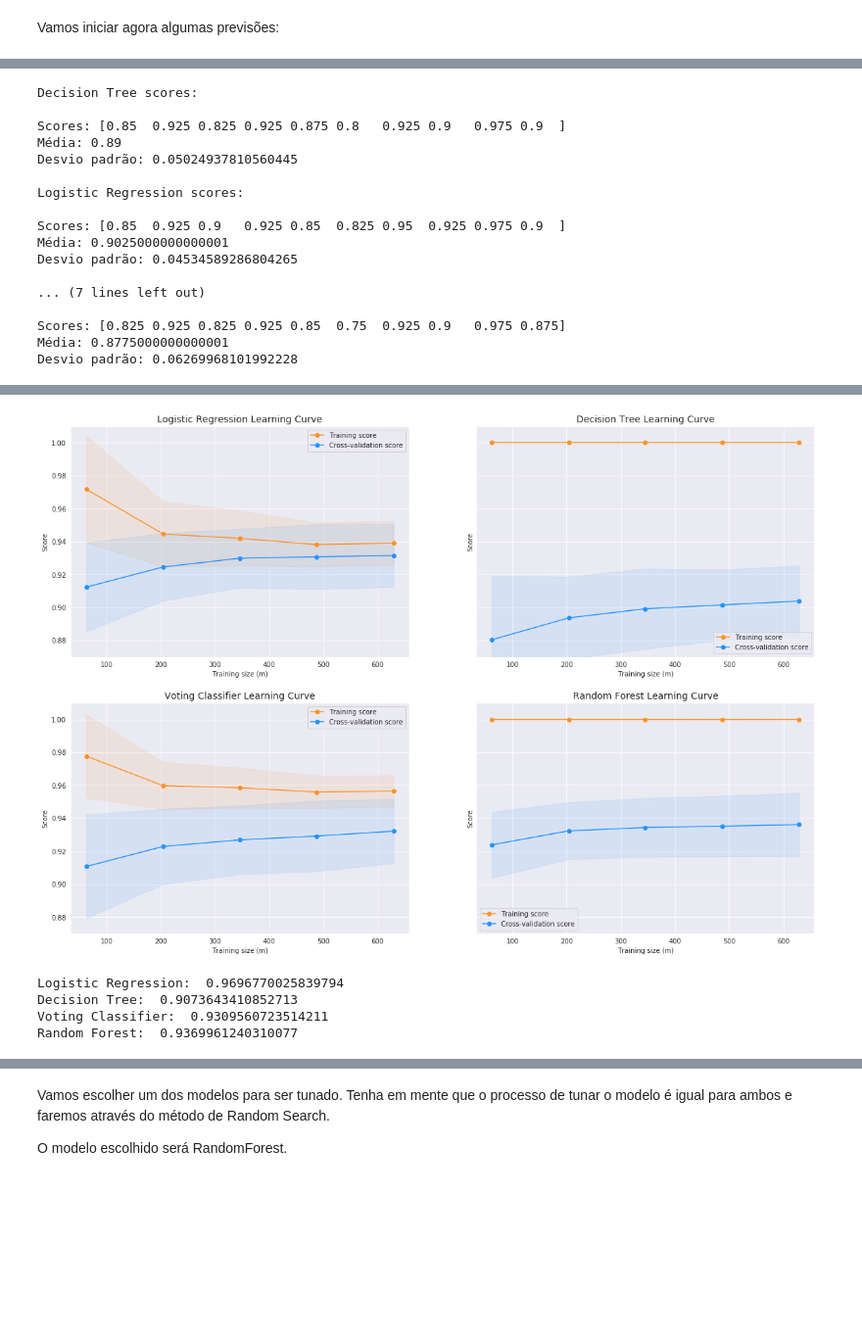
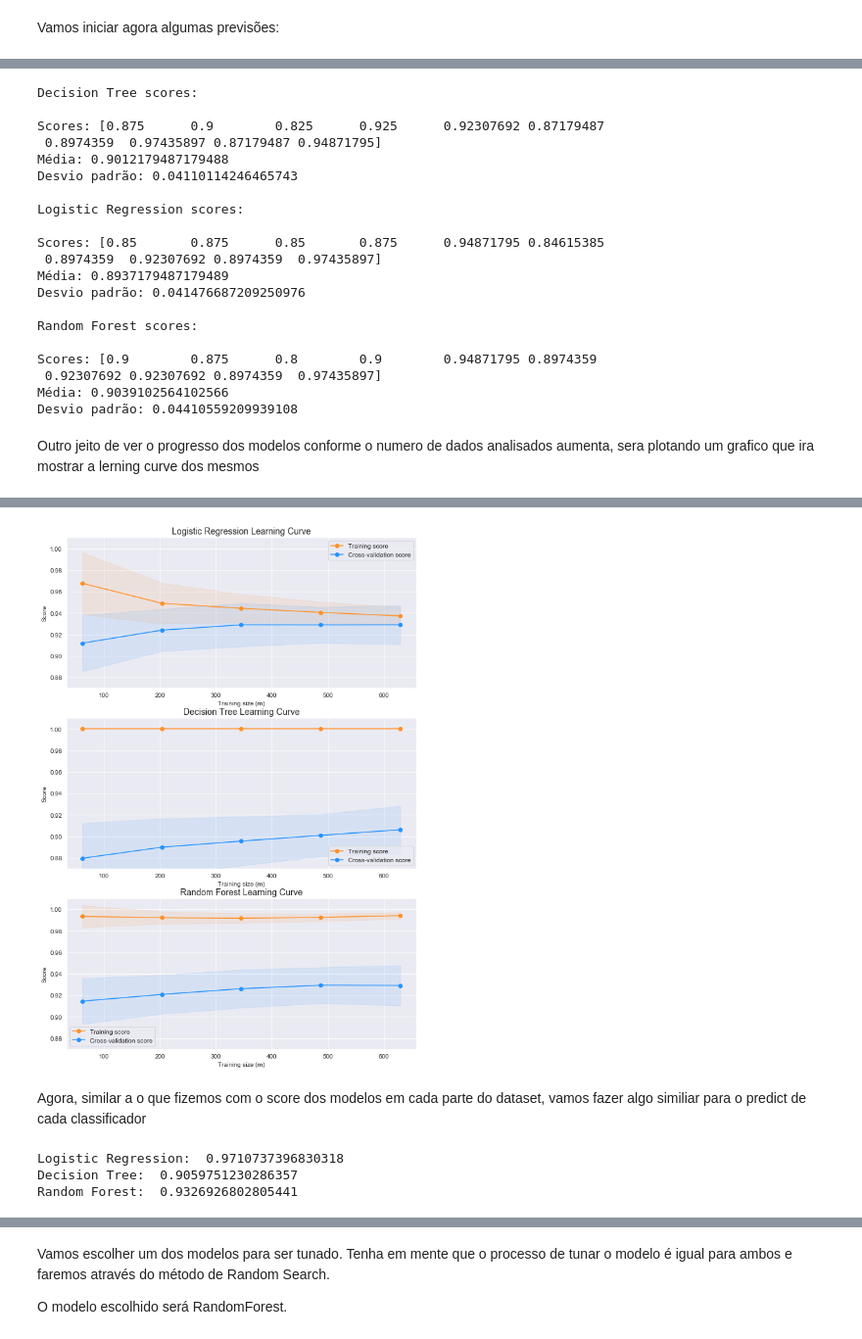
Before and after one commit to caioesr/projeto_cdados, a Jupyter notebook: rascunho.ipynb, the cells around one changed output, grey strips where cells are left out. Shown at 98% size. Drawn from its saved outputs; the diff is of its cells as text; code cells hidden in the pictures; blank space fills up the shorter version.

```diff
--- a/rascunho.ipynb
+++ b/rascunho.ipynb
@@ -326,10 +328,4 @@ from sklearn.ensemble import VotingClassifier, RandomForestClassifier
 rf_clf = RandomForestClassifier(random_state=42)
 rf_clf.fit(X_train, y_train)
 y_pred_rf = rf_clf.predict(X_test)
-
-vote_clf = VotingClassifier(
-    estimators=[('lr', lr_clf), ('dt', dt_clf)],
-    voting='hard')
-vote_clf.fit(X_train, y_train)
-y_pred_vote = vote_clf.predict(X_test)
 # %%
@@ -424,34 +411,36 @@ show_scores(lr_scores)
 
 print('\nRandom Forest scores:\n')
 show_scores(rf_scores)
-
-print('\nVoting Classifier scores:\n')
-show_scores(vote_scores)
 # %% [output]
 Decision Tree scores:
 
-Scores: [0.85  0.925 0.825 0.925 0.875 0.8   0.925 0.9   0.975 0.9  ]
-Média: 0.89
-Desvio padrão: 0.05024937810560445
+Scores: [0.875      0.9        0.825      0.925      0.92307692 0.87179487
+ 0.8974359  0.97435897 0.87179487 0.94871795]
+Média: 0.9012179487179488
+Desvio padrão: 0.04110114246465743
 
 Logistic Regression scores:
 
-Scores: [0.85  0.925 0.9   0.925 0.85  0.825 0.95  0.925 0.975 0.9  ]
-Média: 0.9025000000000001
-Desvio padrão: 0.04534589286804265
+Scores: [0.85       0.875      0.85       0.875      0.94871795 0.84615385
+ 0.8974359  0.92307692 0.8974359  0.97435897]
+Média: 0.8937179487179489
+Desvio padrão: 0.041476687209250976
 
-... (7 lines left out)
+Random Forest scores:
 
-Scores: [0.825 0.925 0.825 0.925 0.85  0.75  0.925 0.9   0.975 0.875]
-Média: 0.8775000000000001
-Desvio padrão: 0.06269968101992228
+Scores: [0.9        0.875      0.8        0.9        0.94871795 0.8974359
+ 0.92307692 0.92307692 0.8974359  0.97435897]
+Média: 0.9039102564102566
+Desvio padrão: 0.04410559209939108
+# %% [markdown]
+Outro jeito de ver o progresso dos modelos conforme o numero de dados analisados aumenta, sera plotando um grafico que ira mostrar a lerning curve dos mesmos
 # %%
 from sklearn.model_selection import ShuffleSplit
 from sklearn.model_selection import learning_curve
 
-def plot_learning_curve(estimator1, estimator2, estimator3, estimator4, X, y, ylim=None, cv=None,
+def plot_learning_curve(estimator1, estimator2, estimator3, X, y, ylim=None, cv=None,
                         n_jobs=1, train_sizes=np.linspace(.1, 1.0, 5)):
-    f, ((ax1, ax2), (ax3, ax4)) = plt.subplots(2,2, figsize=(20,14), sharey=True)
+    f, (ax1, ax2, ax3) = plt.subplots(3, figsize=(10,15), sharey=True)
     if ylim is not None:
         plt.ylim(*ylim)
     # First Estimator
@@ -514,35 +503,13 @@ def plot_learning_curve(estimator1, estimator2, estimator3, estimator4, X, y, yl
              label="Training score")
     ax3.plot(train_sizes, test_scores_mean, 'o-', color="#2492ff",
              label="Cross-validation score")
-    ax3.set_title("Voting Classifier Learning Curve", fontsize=14)
+    ax3.set_title("Random Forest Learning Curve", fontsize=14)
     ax3.set_xlabel('Training size (m)')
     ax3.set_ylabel('Score')
     ax3.grid(True)
     ax3.legend(loc="best")
-
-    # Fourth Estimator
-    train_sizes, train_scores, test_scores = learning_curve(
-        estimator4, X, y, cv=cv, n_jobs=n_jobs, train_sizes=train_sizes)
-    train_scores_mean = np.mean(train_scores, axis=1)
-    train_scores_std = np.std(train_scores, axis=1)
-    test_scores_mean = np.mean(test_scores, axis=1)
-    test_scores_std = np.std(test_scores, axis=1)
-    ax4.fill_between(train_sizes, train_scores_mean - train_scores_std,
-                     train_scores_mean + train_scores_std, alpha=0.1,
-                     color="#ff9124")
-    ax4.fill_between(train_sizes, test_scores_mean - test_scores_std,
-                     test_scores_mean + test_scores_std, alpha=0.1, color="#2492ff")
-    ax4.plot(train_sizes, train_scores_mean, 'o-', color="#ff9124",
-             label="Training score")
-    ax4.plot(train_sizes, test_scores_mean, 'o-', color="#2492ff",
-             label="Cross-validation score")
-    ax4.set_title("Random Forest Learning Curve", fontsize=14)
-    ax4.set_xlabel('Training size (m)')
-    ax4.set_ylabel('Score')
-    ax4.grid(True)
-    ax4.legend(loc="best")
     return plt
 # %%
 cv = ShuffleSplit(n_splits=100, test_size=0.2, random_state=42)
-plot_learning_curve(lr_clf, dt_clf, vote_clf, rf_clf, X_train, y_train, (0.87, 1.01), cv=cv, n_jobs=-1)
+plot_learning_curve(lr_clf, dt_clf, rf_clf, X_train, y_train, (0.87, 1.01), cv=cv, n_jobs=-1)
 # %% [output]
@@ -550,4 +517,6 @@ plot_learning_curve(lr_clf, dt_clf, vote_clf, rf_clf, X_train, y_train, (0.87, 1
-[figure, old version]
+[figure, new version]
+# %% [markdown]
+Agora, similar a o que fizemos com o score dos modelos em cada parte do dataset, vamos fazer algo similiar para o predict de cada classificador
 # %%
 from sklearn.metrics import roc_curve
 from sklearn.model_selection import cross_val_predict
@@ -565,10 +532,8 @@ from sklearn.metrics import roc_auc_score
 
 print('Logistic Regression: ', roc_auc_score(y_train, lr_clf_pred))
 print('Decision Tree: ', roc_auc_score(y_train, dt_clf_pred))
-print('Voting Classifier: ', roc_auc_score(y_train, vote_clf_pred))
 print('Random Forest: ', roc_auc_score(y_train, rf_clf_pred))
 # %% [output]
-Logistic Regression:  0.9696770025839794
-Decision Tree:  0.9073643410852713
-Voting Classifier:  0.9309560723514211
-Random Forest:  0.9369961240310077
+Logistic Regression:  0.9710737396830318
+Decision Tree:  0.9059751230286357
+Random Forest:  0.9326926802805441
```
Also changed, not shown: parts of 36 cells of this notebook.
